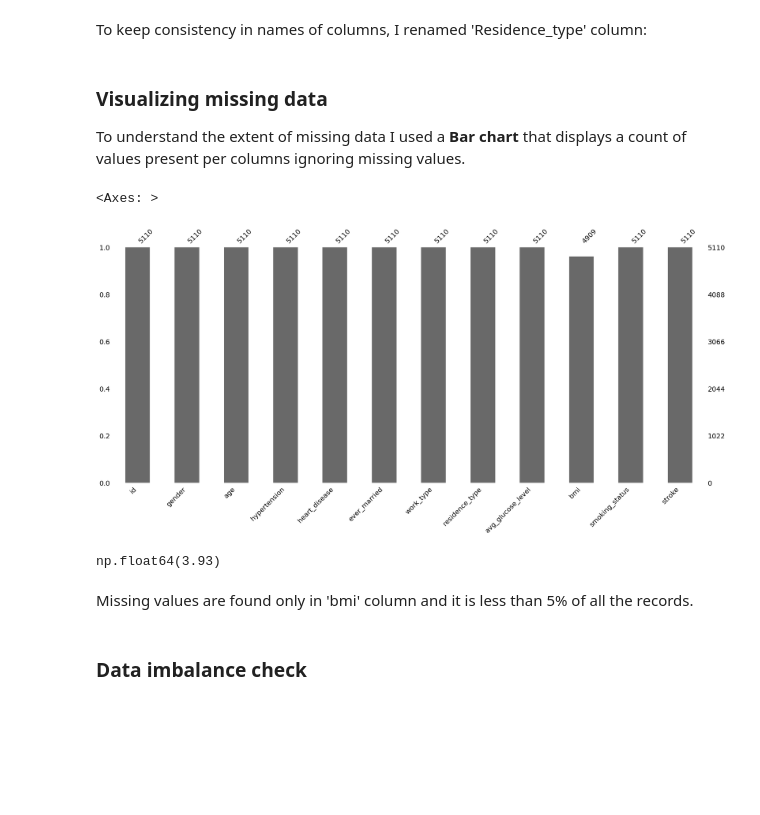
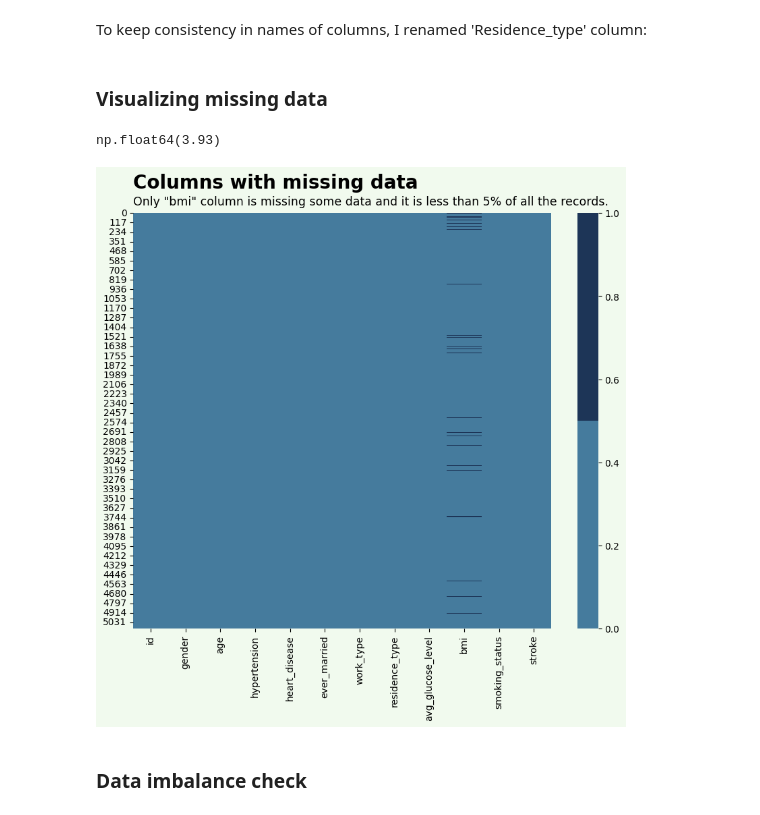
Before and after one commit to DPowidzka/stroke_prediction, a Jupyter notebook: stroke_prediction.ipynb, the cells around one changed output. Saved outputs shown, nothing was run; the diff lists cells and outputs as text; code cells hidden in the pictures; blank space fills up the shorter version.

Commit message:
Handle missing data and add histograms for numerical variables

```diff
--- a/stroke_prediction.ipynb
+++ b/stroke_prediction.ipynb
@@ -42,23 +42,30 @@ data_summary(stroke_df)
 To keep consistency in names of columns, I renamed 'Residence_type' column:
 # %%
 stroke_df.rename(columns={'Residence_type': 'residence_type'}, inplace=True)
-# %% [markdown]
-### Visualizing missing data
-To understand the extent of missing data I used a **Bar chart** that
-displays a count of values present per columns ignoring missing values.
-# %%
-msno.bar(stroke_df)
-# %% [output]
-<Axes: >
-[figure, removed]
-# %%
-# Calculate the percent of records with missing bmi value
-missing_percentage = stroke_df['bmi'].isnull().mean() * 100
-round(missing_percentage, 2)
-# %% [output]
-np.float64(3.93)
-# %% [markdown]
-Missing values are found only in 'bmi' column and it is less than 5% of all the records.
+# %% [markdown]
+### Visualizing missing data
+# %%
+# Create the plot
+fig, ax = plt.subplots(figsize=(10,8))
+# Add heatmap with custom colors
+colours = ['#457B9D', '#1D3557']
+ax = sns.heatmap(stroke_df.isnull(), cmap=sns.color_palette(colours))
+# Title and subtitle
+plt.text(x=0, y=1.06, s='Columns with missing data',
+         fontsize=20, fontweight='bold', color='black', transform=ax.transAxes)
+plt.text(x=0, y=1.02, s='Only "bmi" column is missing some data and it is less than 5% of all the records.',
+         fontsize=12.5, color='black', transform=ax.transAxes)
+# Background color
+fig.patch.set_facecolor('#F1FAEE')
+ax.set_facecolor('#F1FAEE')
+
+
+# Calculate the percent of records with missing bmi value
+missing_percentage = stroke_df['bmi'].isnull().mean() * 100
+round(missing_percentage, 2)
+# %% [output]
+np.float64(3.93)
+[figure, added]
 # %% [markdown]
 ### Data imbalance check
 # %%
```
Also changed, not shown: parts of 35 cells of this notebook.
